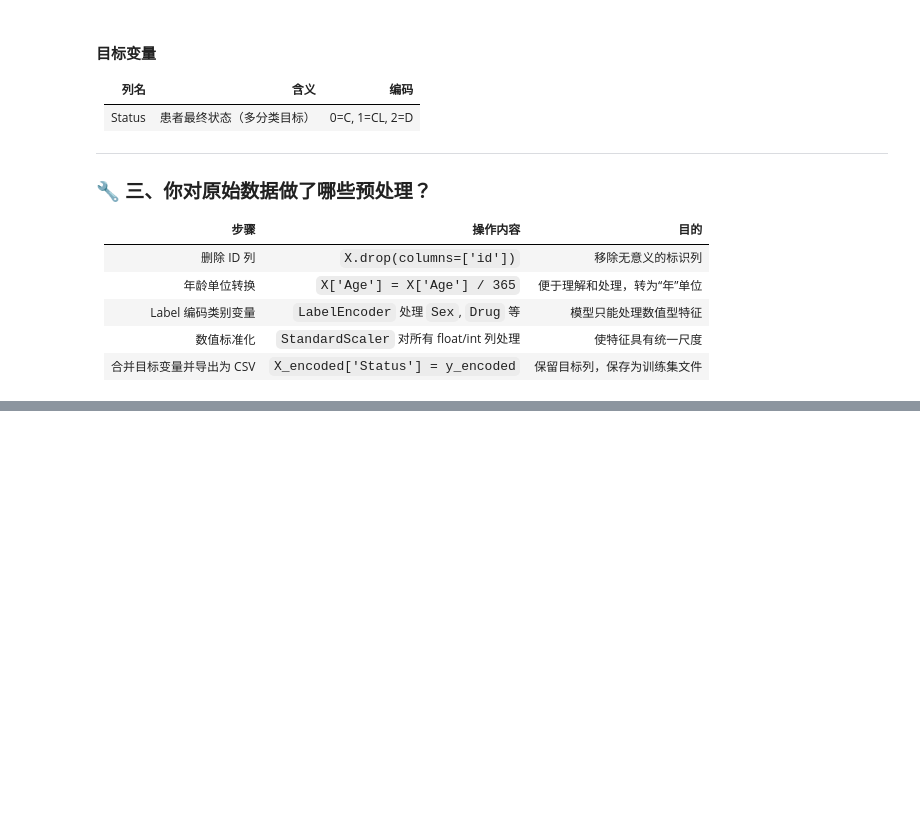
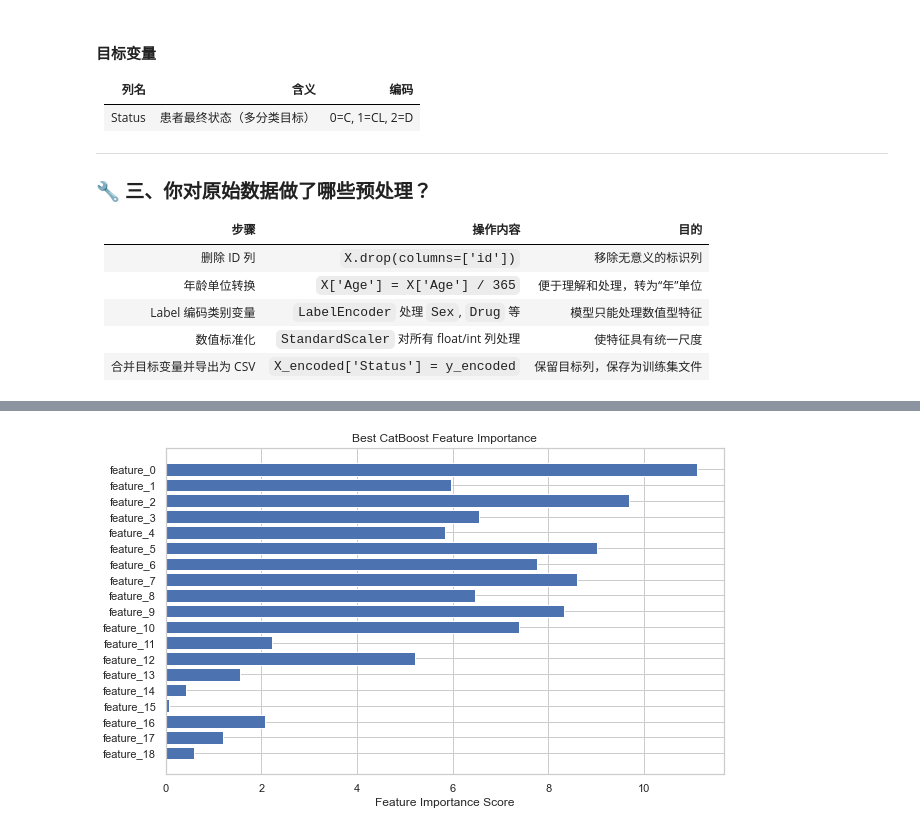
Before and after one commit to dsml-groupwork/dsml_group_work, a Jupyter notebook: scientificProject/sample.ipynb, the cells around one changed output, grey strips where cells are left out. Cells and saved outputs as stored; diff of their text form; code cells hidden in the pictures; blank space fills up the shorter version.

```diff
--- a/scientificProject/sample.ipynb
+++ b/scientificProject/sample.ipynb
@@ -416,0 +483,73 @@ R² Score: 0.5315
+# %%
+import optuna
+from catboost import CatBoostClassifier
+from sklearn.metrics import accuracy_score, f1_score, precision_score, recall_score, log_loss
+import matplotlib.pyplot as plt
+import numpy as np
+from sklearn.utils.class_weight import compute_class_weight
+
+# 1. 计算类别权重
+class_weights_array = compute_class_weight(class_weight='balanced', classes=np.unique(y_train), y=y_train)
+class_weights_dict = {i: w for i, w in enumerate(class_weights_array)}
+
+# 2. 定义Optuna目标函数
+def objective(trial):
+    param = {
+        'iterations': trial.suggest_int('iterations', 100, 1000),
+        'learning_rate': trial.suggest_float('learning_rate', 1e-5, 0.1, log=True),
+        'l2_leaf_reg': trial.suggest_float('l2_leaf_reg', 1e-5, 100, log=True),
+        'random_strength': trial.suggest_float('random_strength', 0, 1),
+        'bagging_temperature': trial.suggest_float('bagging_temperature', 0, 1),
+        'class_weights': class_weights_dict,  # 加上类别权重
+        'random_state': 42,
+        'verbose': 0
+    }
+
+    cat_model = CatBoostClassifier(**param)
+    cat_model.fit(X_train, y_train)
+
+    y_pred = cat_model.predict(X_val)
+    f1 = f1_score(y_val, y_pred, average='weighted')
+
+    return f1
+
+# 3. 使用Optuna搜索
+study = optuna.create_study(direction='maximize')
+study.optimize(objective, n_trials=50)
+
+# 4. 打印最优结果
+print("------ Best CatBoost Model ------")
+print(f"Best Parameters: {study.best_params}")
+print(f"Best Weighted F1 Score: {study.best_value:.4f}")
+
+# 5. 用最优参数重新训练并评估
+best_model = CatBoostClassifier(**study.best_params, class_weights=class_weights_dict, random_state=42, verbose=0)
+best_model.fit(X_train, y_train)
+
+y_pred_best = best_model.predict(X_val)
+y_pred_proba_best = best_model.predict_proba(X_val)
+
+accuracy = accuracy_score(y_val, y_pred_best)
+precision = precision_score(y_val, y_pred_best, average='weighted')
+recall = recall_score(y_val, y_pred_best, average='weighted')
+f1 = f1_score(y_val, y_pred_best, average='weighted')
+logloss = log_loss(y_val, y_pred_proba_best)
+
+print("\n------ Final Evaluation on Validation Set ------")
+print(f"Accuracy: {accuracy:.4f}")
+print(f"Precision: {precision:.4f}")
+print(f"Recall: {recall:.4f}")
+print(f"F1 Score: {f1:.4f}")
+print(f"Log Loss: {logloss:.4f}")
+
+# 6. 绘制特征重要性
+importances = best_model.get_feature_importance()
+features = [f'feature_{i}' for i in range(X_train.shape[1])]
+
+plt.figure(figsize=(10, 6))
+plt.barh(features, importances)
+plt.xlabel("Feature Importance Score")
+plt.title("Best CatBoost Feature Importance")
+plt.gca().invert_yaxis()
+plt.show()
+# %% [output]
@@ -416,0 +583 @@ R² Score: 0.5315
+[figure, added]
```
Also changed, not shown: parts of 12 cells of this notebook.
